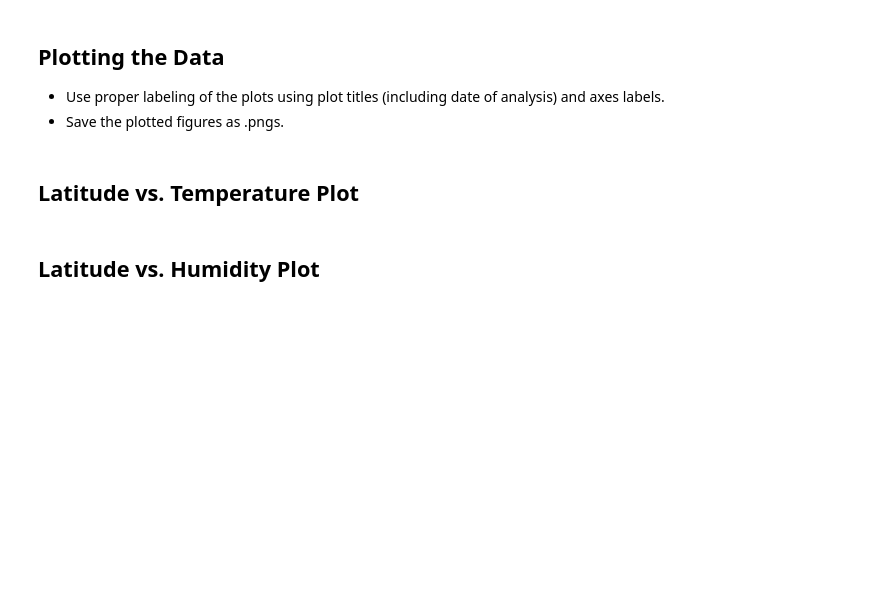
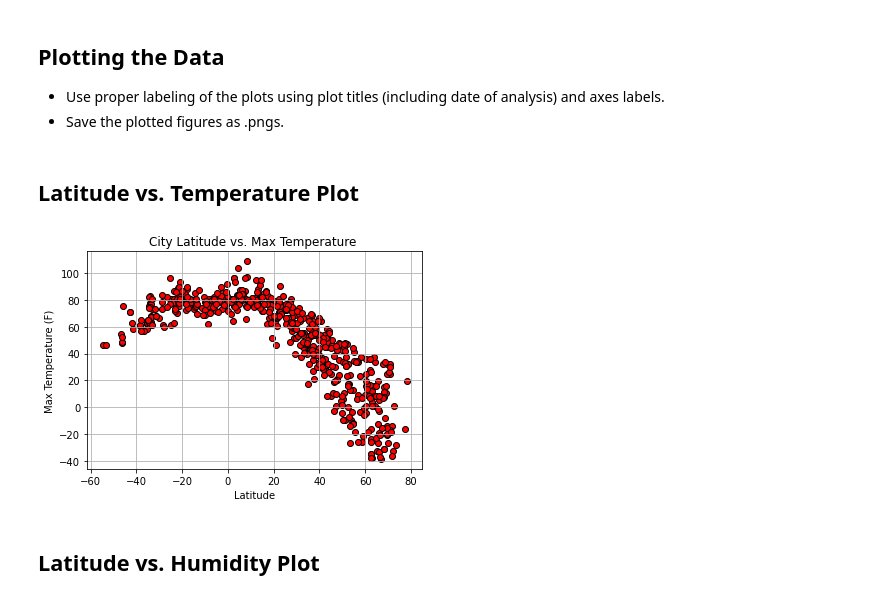
Before and after one commit to joekimga/python-api-challenge, a Jupyter notebook: starter_code/WeatherPy.ipynb, the cells around one changed output. Saved outputs shown, nothing was run; the diff lists cells and outputs as text; code cells hidden in the pictures; blank space fills up the shorter version.

Commit message:
Scatter Plots

```diff
--- a/starter_code/WeatherPy.ipynb
+++ b/starter_code/WeatherPy.ipynb
@@ -453,7 +453,7 @@ for city in cities:
 
     print(f"Processing Record {record_count} | '{city}'")
 
-    counter = counter + 1
+    record_count = record_count + 1
 
     print(city_url)
 
@@ -574,3 +574,10 @@ http://api.openweathermap.org/data/2.5/weather?units=Imperial&APPID=696f92fa3dc1
 ### Convert Raw Data to DataFrame
 * Export the city data into a .csv.
 * Display the DataFrame
+# %%
+cities_weather_df = pd.DataFrame(city_data)
+cities_weather_df
+
+# dataframe to .csv file
+cities_weather_df.to_csv("../output_data/cities.csv", index=True, index_label="City ID", header=True)
+cities_weather_df.head()
@@ -577,19 +591,19 @@ http://api.openweathermap.org/data/2.5/weather?units=Imperial&APPID=696f92fa3dc1
 # %%
-# create a dataframe
-cities_weather_df = pd.DataFrame(city_data, columns=["City"#: city,
-                                "Country"#: city_country,
-                                "Date"#: city_date,
-                                "Lat"#: city_lat,
-                                "Lng"#: city_lng,
-                                "Max Temp (F)"#: city_max_temp,
-                                "Humidity (%)"#: city_humidity,
-                                "Cloudiness (%)"#: city_clouds,
-                                "Wind Speed (mph)"#: city_wind,
-                                 ])
+# # create a dataframe
+# cities_weather_df = pd.DataFrame(city_data, columns=["City"#: city,
+#                                 "Country"#: city_country,
+#                                 "Date"#: city_date,
+#                                 "Lat"#: city_lat,
+#                                 "Lng"#: city_lng,
+#                                 "Max Temp (F)"#: city_max_temp,
+#                                 "Humidity (%)"#: city_humidity,
+#                                 "Cloudiness (%)"#: city_clouds,
+#                                 "Wind Speed (mph)"#: city_wind,
+#                                  ])
 
-# dataframe to .csv file
-cities_weather_df.to_csv("../output_data/cities.csv", index=True, index_label="City ID", header=True)
-cities_weather_df.count()
+# # dataframe to .csv file
+# cities_weather_df.to_csv("../output_data/cities.csv", index=True, index_label="City ID", header=True)
+# cities_weather_df
 # %% [markdown]
 ## Inspect the data and remove the cities where the humidity > 100%.
 ----
@@ -618,14 +667,16 @@ clean_city_data = humidity_over_100.drop(Humidityover100)inplace=False
 # %% [markdown]
 ## Latitude vs. Temperature Plot
 # %%
-plt.scatter(city_lat, city_lng, marker="o", facecolors="red", edgecolors="black")
+plt.scatter(cities_weather_df["Lat"], cities_weather_df["Max Temp"], marker="o", facecolors="red", edgecolors="black")
 
 plt.title("City Latitude vs. Max Temperature ")
 plt.ylabel("Max Temperature (F)")
 plt.xlabel("Latitude")
 plt.grid()
 
 plt.savefig("C:/Users/joeki/Desktop/python-api-challenge/Images/latitude-vs-temp.png")
 plt.show()
+# %% [output]
+[figure, added]
 # %% [markdown]
 ## Latitude vs. Humidity Plot
```
Also changed, not shown: parts of 8 cells of this notebook, 5 other files.
